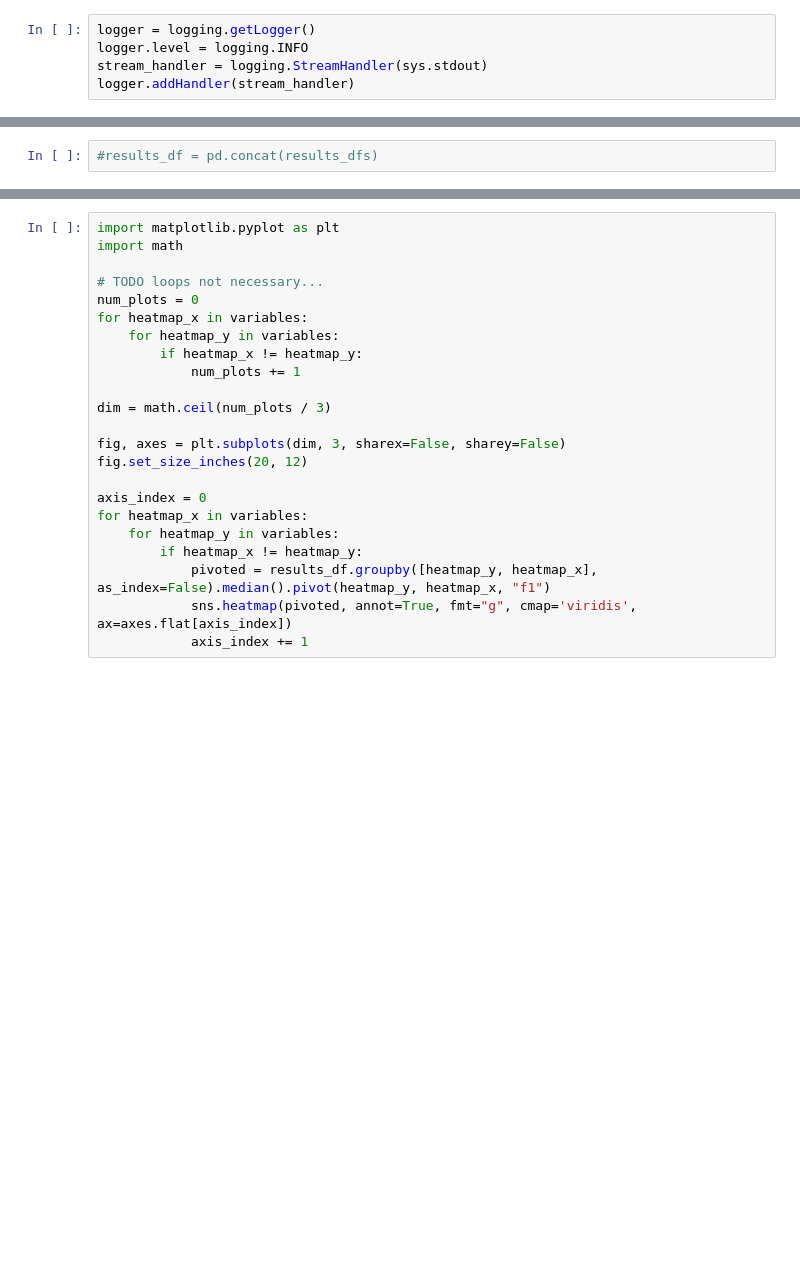
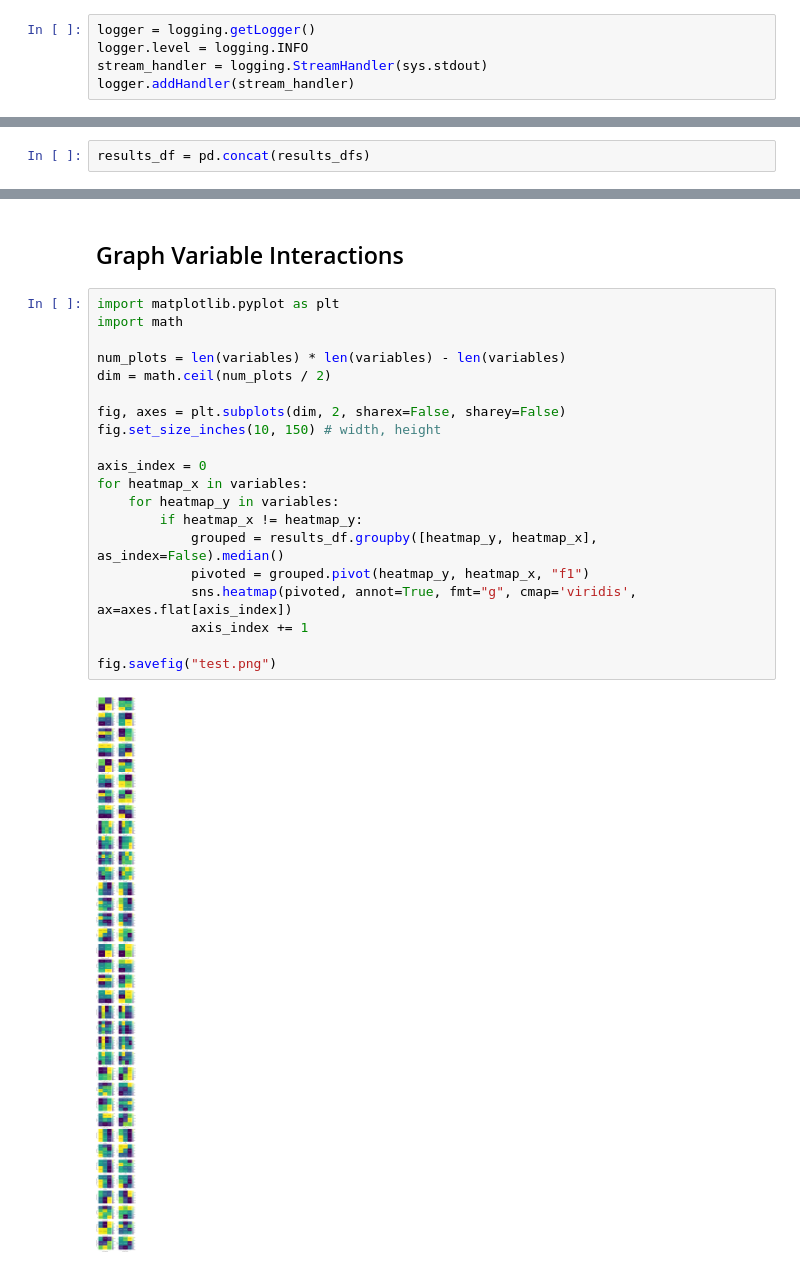
Before and after one commit to TaylorPeer/Midi2Vec, a Jupyter notebook: notebooks/Brute-Force Hyperparameter Optimization.ipynb, the cells around one changed output, grey strips where cells are left out. Saved outputs shown, nothing was run; the diff lists cells and outputs as text; blank space fills up the shorter version.

```diff
--- a/notebooks/Brute-Force Hyperparameter Optimization.ipynb
+++ b/notebooks/Brute-Force Hyperparameter Optimization.ipynb
@@ -101,2 +174,2 @@ Loaded 700000 documents
 # %%
-#results_df = pd.concat(results_dfs)
+results_df = pd.concat(results_dfs)
@@ -111,23 +199,24 @@ for variable in variables:
+# %% [markdown]
+## Graph Variable Interactions
 # %%
 import matplotlib.pyplot as plt
 import math
 
-# TODO loops not necessary...
-num_plots = 0
-for heatmap_x in variables:
-    for heatmap_y in variables:
-        if heatmap_x != heatmap_y:
-            num_plots += 1
+num_plots = len(variables) * len(variables) - len(variables)
+dim = math.ceil(num_plots / 2)
 
-dim = math.ceil(num_plots / 3)
-
-fig, axes = plt.subplots(dim, 3, sharex=False, sharey=False)
-fig.set_size_inches(20, 12)
+fig, axes = plt.subplots(dim, 2, sharex=False, sharey=False)
+fig.set_size_inches(10, 150) # width, height
 
 axis_index = 0
 for heatmap_x in variables:
     for heatmap_y in variables:
         if heatmap_x != heatmap_y:
-            pivoted = results_df.groupby([heatmap_y, heatmap_x], as_index=False).median().pivot(heatmap_y, heatmap_x, "f1")
+            grouped = results_df.groupby([heatmap_y, heatmap_x], as_index=False).median()
+            pivoted = grouped.pivot(heatmap_y, heatmap_x, "f1")
             sns.heatmap(pivoted, annot=True, fmt="g", cmap='viridis', ax=axes.flat[axis_index])
             axis_index += 1
+
+fig.savefig("test.png")
+# %% [output]
+[figure, added]
```
Also changed, not shown: parts of 15 cells of this notebook, 1 other file.
